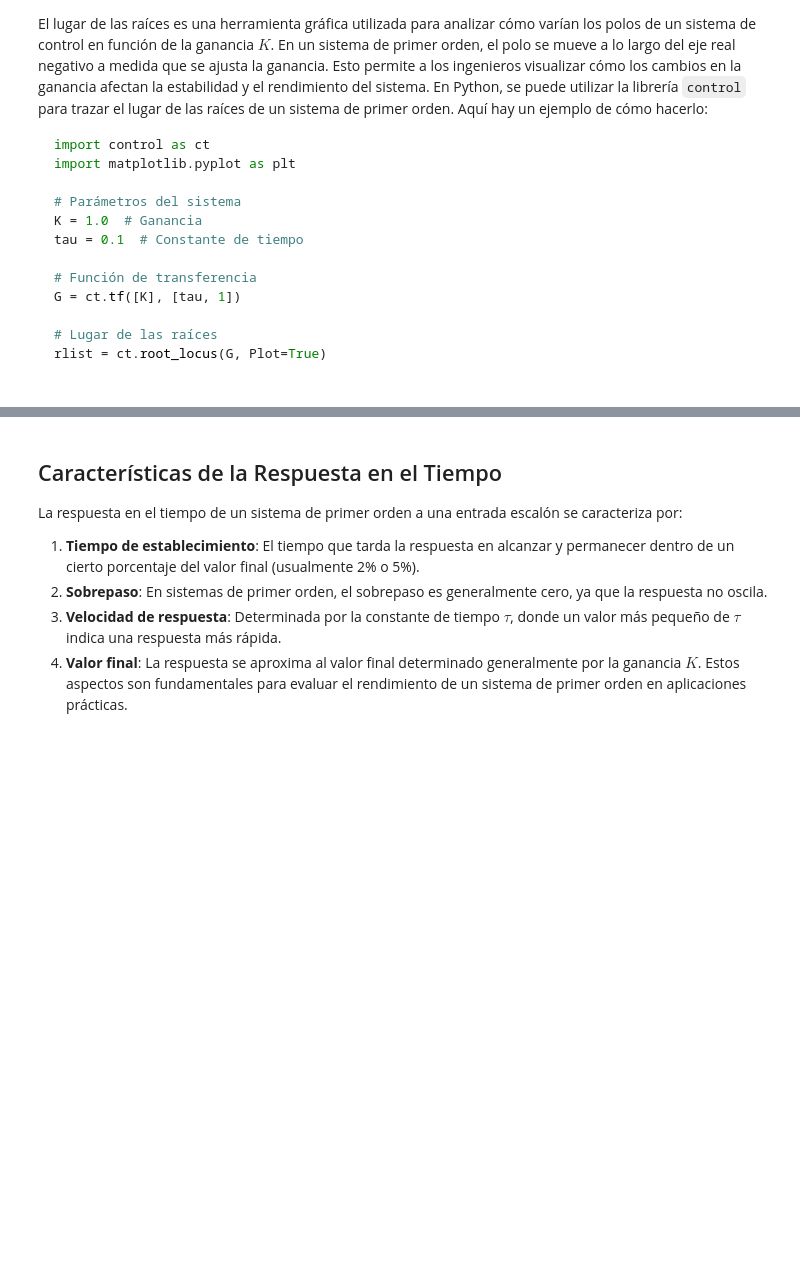
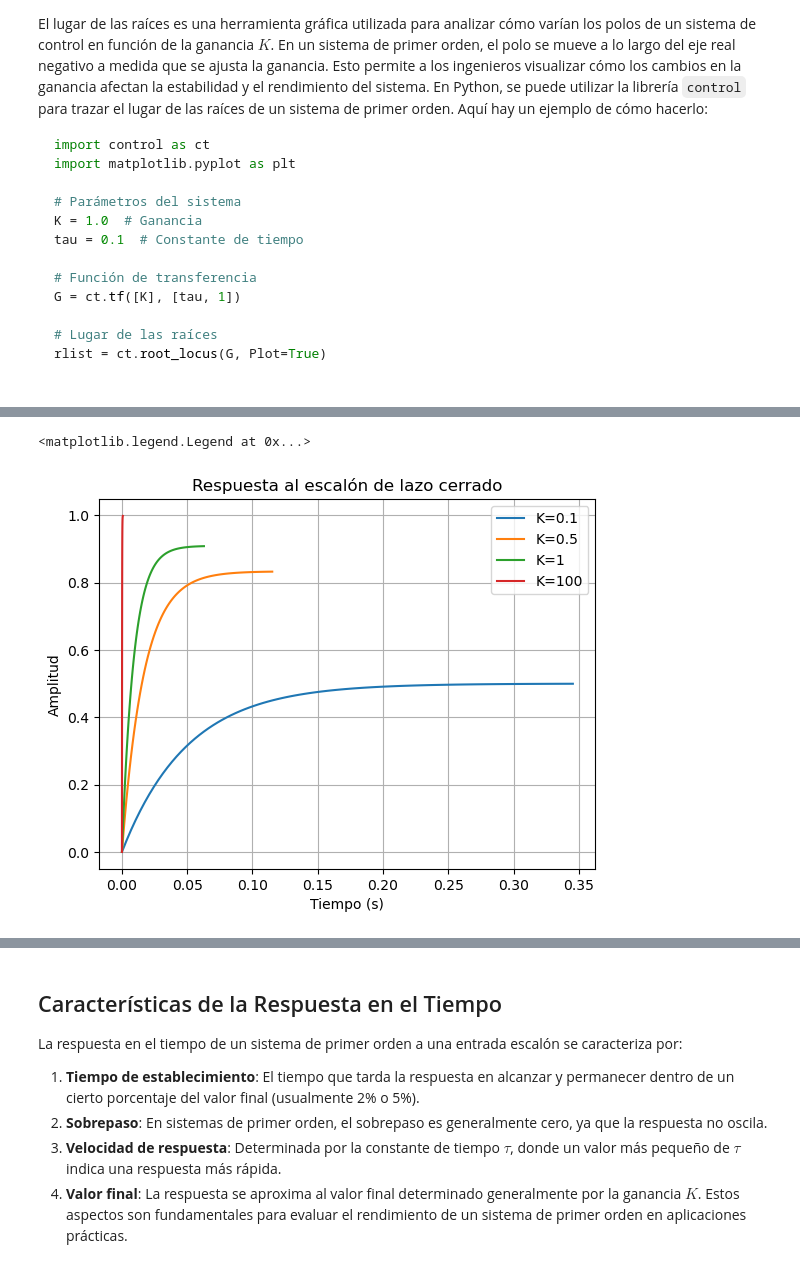
Before and after one commit to cjuarezramos/MMS022025, a Jupyter notebook: Laboratorios/L0401_SistemaPrimerOrden.ipynb, the cells around one changed output, grey strips where cells are left out. Drawn from its saved outputs; the diff is of its cells as text; code cells hidden in the pictures; blank space fills up the shorter version.

```diff
--- a/Laboratorios/L0401_SistemaPrimerOrden.ipynb
+++ b/Laboratorios/L0401_SistemaPrimerOrden.ipynb
@@ -123,6 +123,8 @@ sol_euler = f_euler(f, tspan, [x0], h)
 # solve_ivp(f, tspan, x0)
 # solve_ivp(f,t_span,x0, method = 'RK45') # RK45 es el método por defecto, RK23, DOP853, Radau, BDF, LSODA
 #
+t = np.arange(0, tsimu, h)
+#sol_slv = solve_ivp(f, tspan, [x0], t_eval=t)
 sol_slv = solve_ivp(f, tspan, [x0])
 # %%
 ## Gráficas:
@@ -223,18 +251,22 @@ print(tabla)
 # %%
 # Respuesta al escalón de lazo cerrado con diferentes ganancias
 # step_response
 
-K = [0.5,1,10,100]  # Ganancia
+K = [0.1,0.5,1,100]  # Ganancia
 plt.figure()
 for k in K:
     T = ct.feedback(k*G, 1) # Lazo cerrado
+    print(T)
     t, y = ct.step_response(T)
     plt.plot(t, y, label=f'K={k}')
 plt.title('Respuesta al escalón de lazo cerrado')
 plt.xlabel('Tiempo (s)')
 plt.ylabel('Amplitud')
 plt.grid()
 plt.legend()
+# %% [output]
+<matplotlib.legend.Legend at 0x...>
+[figure, added]
 # %%
 # Respuesta al impulso
 # impulse_response
```
Also changed, not shown: parts of 6 cells of this notebook, 1 other file.
